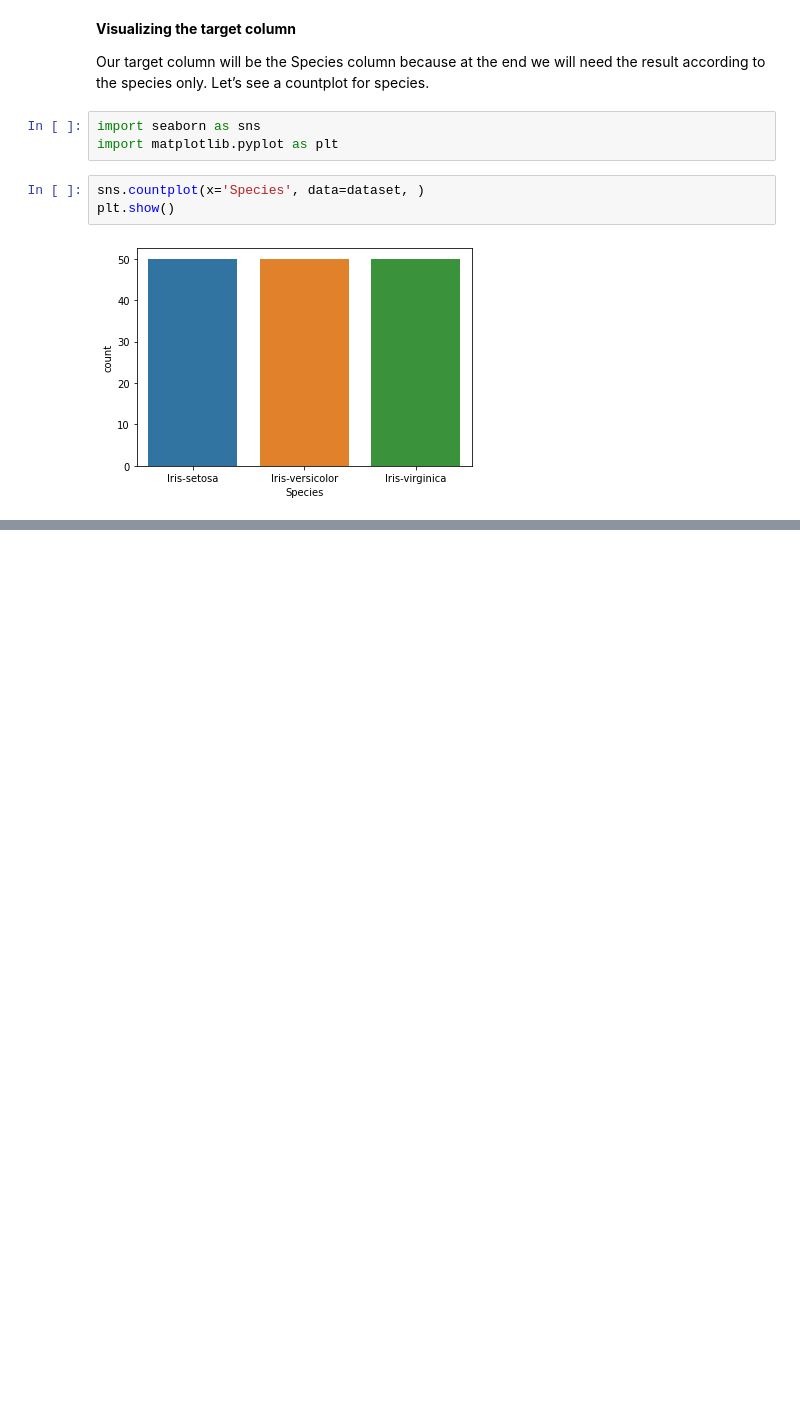
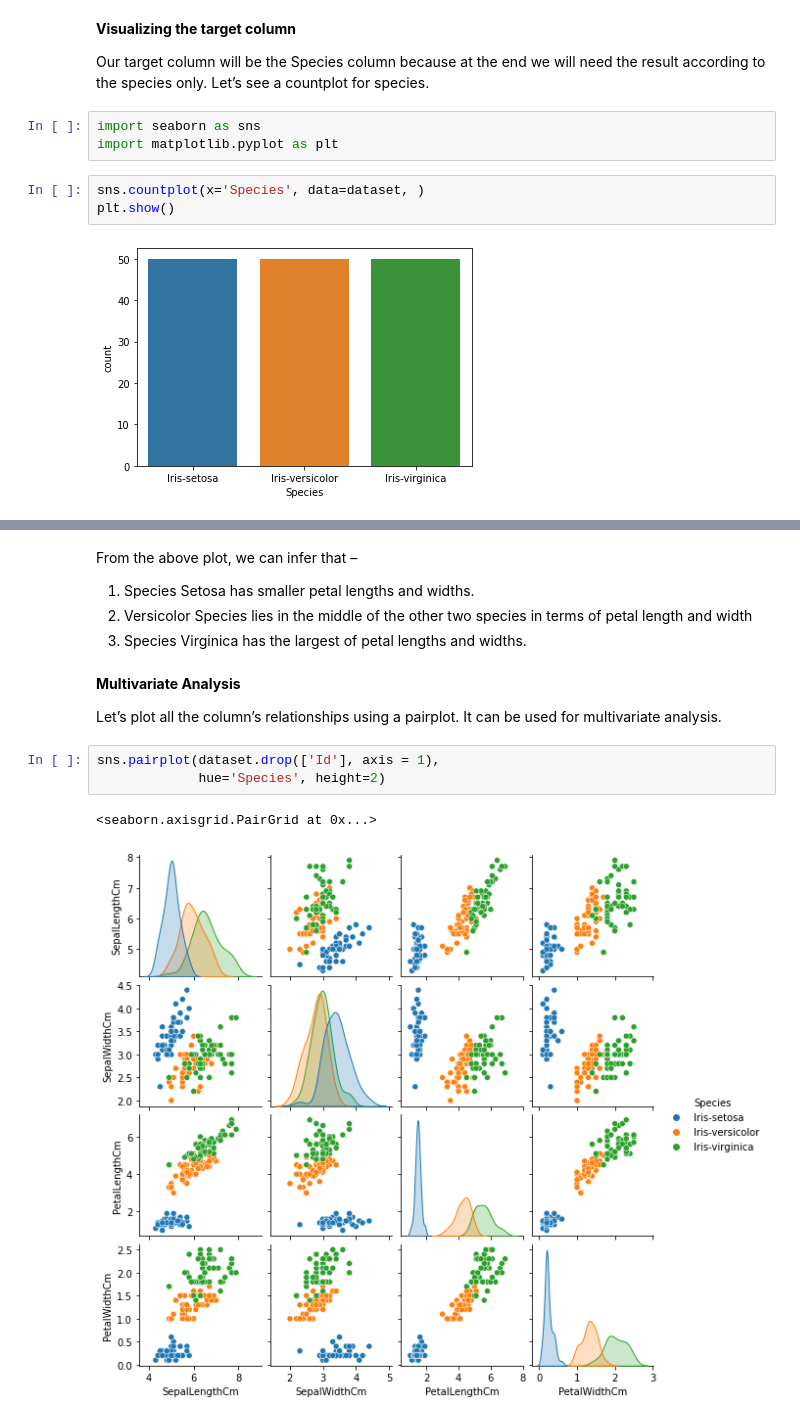
Before and after one commit to Pgupta1996/Spark_FOundation_Task_2, a Jupyter notebook: Spark_foundation_Task_2.ipynb, the cells around one changed output, grey strips where cells are left out. Saved outputs shown, nothing was run; the diff lists cells and outputs as text; blank space fills up the shorter version.

```diff
--- a/Spark_foundation_Task_2.ipynb
+++ b/Spark_foundation_Task_2.ipynb
@@ -116,0 +144,16 @@ plt.show()
+# %% [markdown]
+From the above plot, we can infer that –
+
+1. Species Setosa has smaller petal lengths and widths.
+2. Versicolor Species lies in the middle of the other two species in terms of petal length and width
+3. Species Virginica has the largest of petal lengths and widths.
+# %% [markdown]
+**Multivariate Analysis**
+
+Let’s plot all the column’s relationships using a pairplot. It can be used for multivariate analysis.
+# %%
+sns.pairplot(dataset.drop(['Id'], axis = 1),
+             hue='Species', height=2)
+# %% [output]
+<seaborn.axisgrid.PairGrid at 0x...>
+[figure, added]
```
Also changed, not shown: parts of 8 cells of this notebook.
